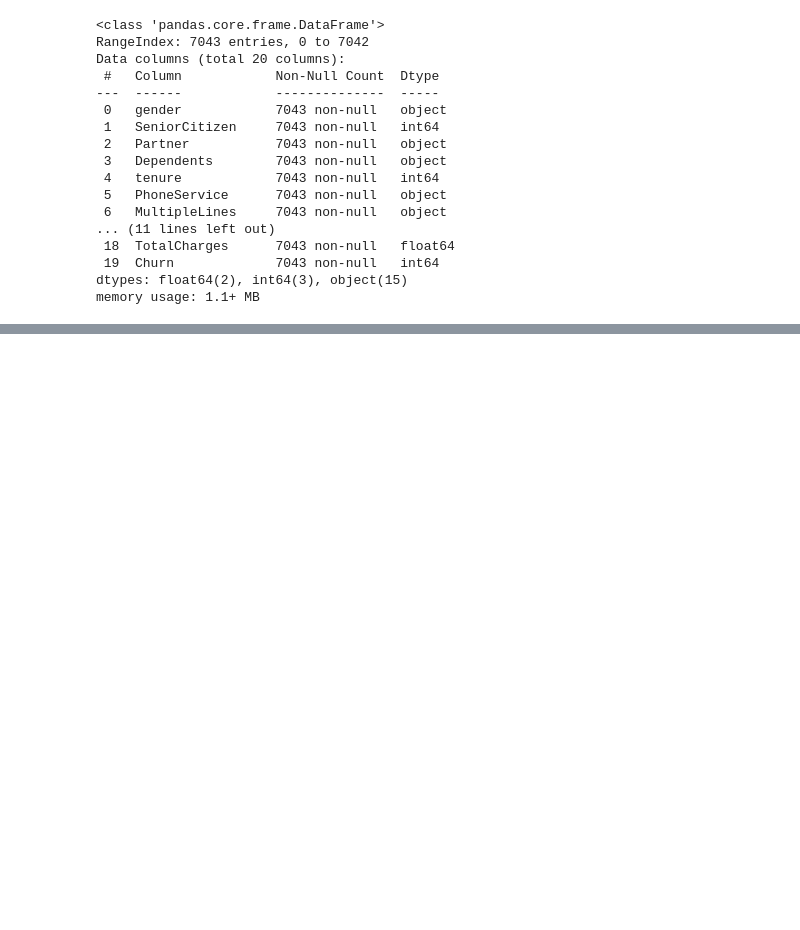
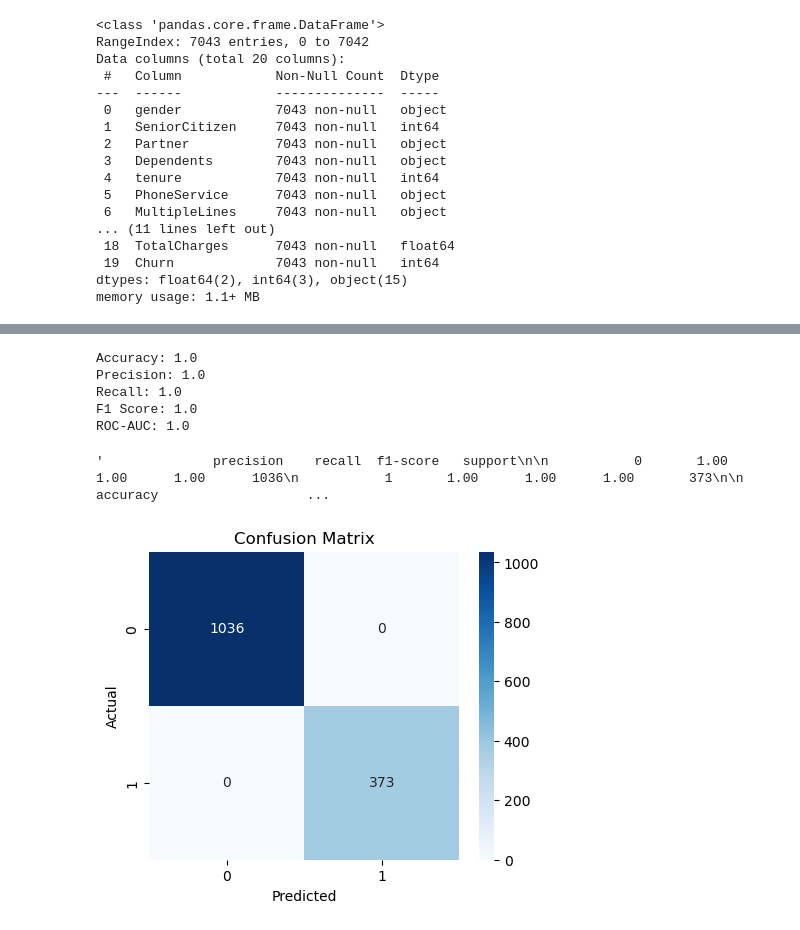
Before and after one commit to sarvesh0427/customer-churn-prediction, a Jupyter notebook: notebook/2_Data_cleaning_and_preprocessing.ipynb, the cells around one changed output, grey strips where cells are left out. Cells and saved outputs as stored; diff of their text form; code cells hidden in the pictures; blank space fills up the shorter version.

Commit message:
Preprocessing and base model training

```diff
--- a/notebook/2_Data_cleaning_and_preprocessing.ipynb
+++ b/notebook/2_Data_cleaning_and_preprocessing.ipynb
@@ -79,0 +114,7 @@ df.to_csv("../dataset/clean_data.csv", index=False)
+# %%
+# transform data
+X_train_processed = preprocessor.fit_transform(X_train)
+X_test_processed = preprocessor.transform(X_test)
+
+print("Processed train shape:", X_train_processed.shape)
+print("Processed test shape:", X_test_processed.shape)
@@ -79,0 +132,9 @@ df.to_csv("../dataset/clean_data.csv", index=False)
+# %%
+# building full pipeline
+model = Pipeline(steps=[
+    ("preprocessor", preprocessor),
+    ("classifier", LogisticRegression(max_iter=1000))
+])
+# %%
+# Train model
+model.fit(X_train, y_train)
@@ -79,0 +162,36 @@ df.to_csv("../dataset/clean_data.csv", index=False)
+# %%
+# prediction
+y_pred = model.predict(X_test)
+y_prob = model.predict_proba(X_test)[:, 1]
+# %%
+# Evaluation
+print("Accuracy:", accuracy_score(y_test, y_pred))
+print("Precision:", precision_score(y_test, y_pred))
+print("Recall:", recall_score(y_test, y_pred))
+print("F1 Score:", f1_score(y_test, y_pred))
+print("ROC-AUC:", roc_auc_score(y_test, y_prob))
+# %% [output]
+Accuracy: 1.0
+Precision: 1.0
+Recall: 1.0
+F1 Score: 1.0
+ROC-AUC: 1.0
+# %%
+classification_report(y_test, y_pred)
+# %% [output]
+'              precision    recall  f1-score   support\n\n           0       1.00      1.00      1.00      1036\n           1       1.00      1.00      1.00       373\n\n    accuracy                   ...
+# %%
+# confusion matrix
+import seaborn as sns
+import matplotlib.pyplot as plt
+
+cm = confusion_matrix(y_test, y_pred)
+
+plt.figure(figsize=(5,4))
+sns.heatmap(cm, annot=True, fmt="d", cmap="Blues")
+plt.xlabel("Predicted")
+plt.ylabel("Actual")
+plt.title("Confusion Matrix")
+plt.show()
+# %% [output]
+[figure, added]
```
Also changed, not shown: parts of 10 cells of this notebook.
